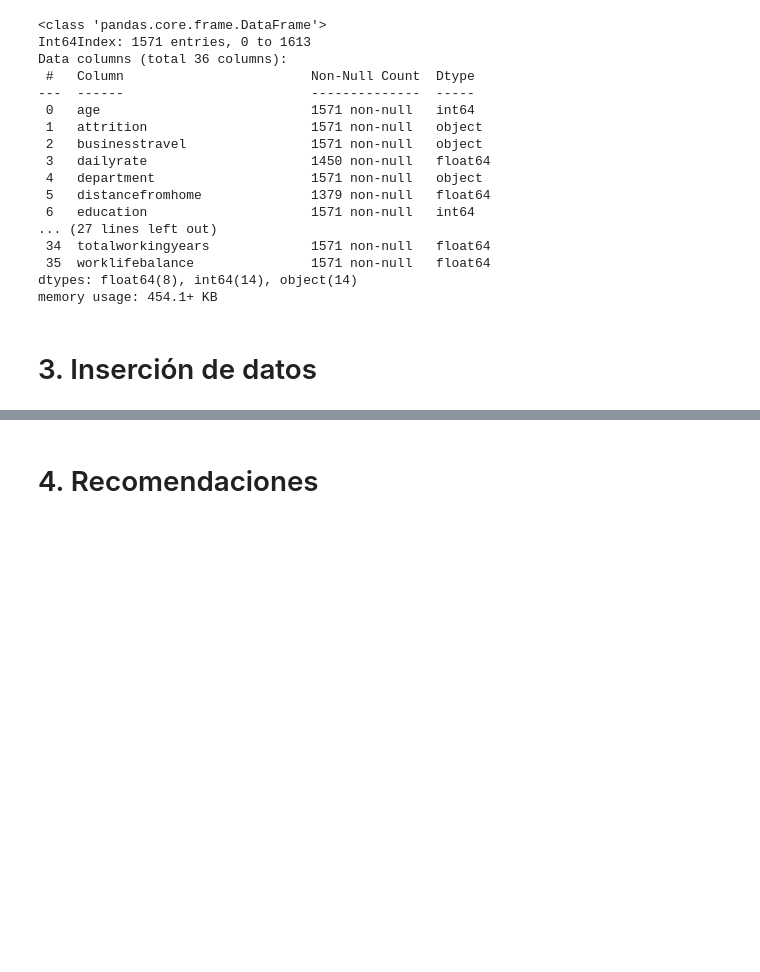
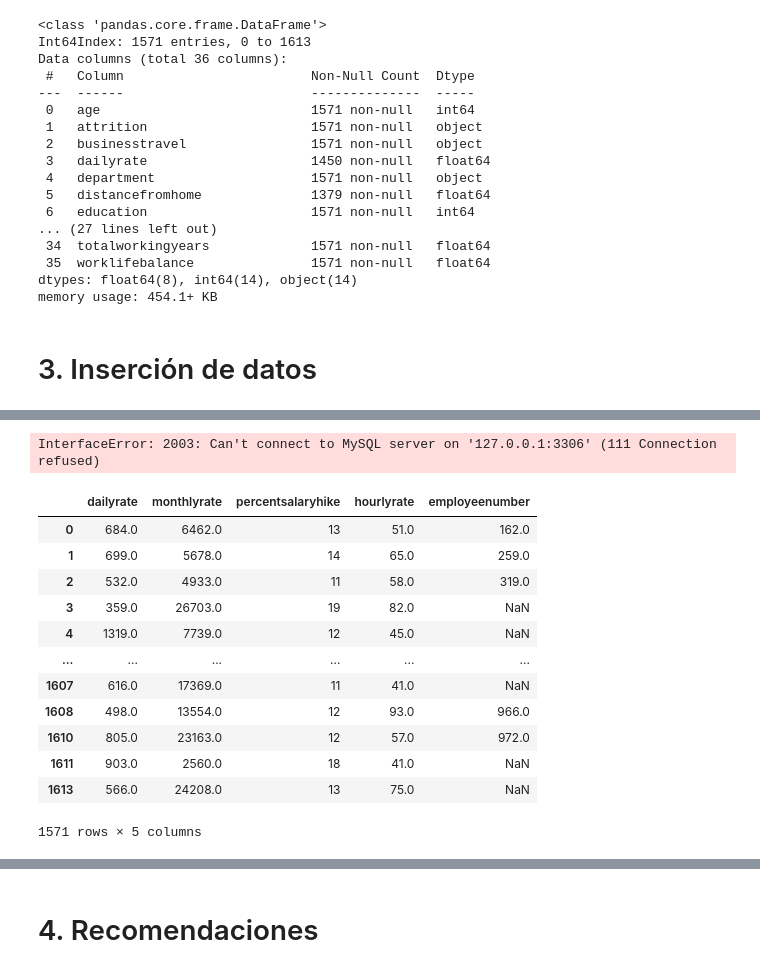
Before and after one commit to Adalab/proyecto-da-promo-Farzana-modulo3-team1, a Jupyter notebook: madre.ipynb, the cells around one changed output, grey strips where cells are left out. Saved outputs shown, nothing was run; the diff lists cells and outputs as text; code cells hidden in the pictures; blank space fills up the shorter version.

```diff
--- a/madre.ipynb
+++ b/madre.ipynb
@@ -717,0 +796,38 @@ memory usage: 454.1+ KB
+# %%
+cnx = mysql.connector.connect(user = "root",
+                              password = "AlumnaAdalab",
+                              host = "127.0.0.1",
+                              database = "mydb")#Nuesta base de datos de mysql
+#Nos permite enviar informacion atraves de la conexciosm
+mycursor = cnx.cursor()
+
+
+#Escribimos la query aqui
+#¡¡¡El ORDEN IMPORTA!!! --> El primer dato debe ser el primer elemento de la lista de tuplas
+sql_proyecto = "INSERT INTO abandono_satisfaccion (fecha_celebracion, mejor_pelicula, mejor_director, mejor_actor, mejor_actriz) VALUES (%s, %s, %s, %s,%s)"
+                        #peliculas el nombre del archivo correspondiente
+try:
+    mycursor.executemany(sql_proyecto, lista_tuplas_abandono)
+    cnx.commit()
+    print(mycursor.rowcount,"registros insertados")
+except:
+    print("Ha habido un error en la inserción")
+# %% [output]
+InterfaceError: 2003: Can't connect to MySQL server on '127.0.0.1:3306' (111 Connection refused)
+# %%
+df_salario = definitivo[['dailyrate', 'monthlyrate', 'percentsalaryhike', 'hourlyrate', 'employeenumber']]
+df_salario
+# %% [output]
+|  | dailyrate | monthlyrate | percentsalaryhike | hourlyrate | employeenumber |
+| 0 | 684.0 | 6462.0 | 13 | 51.0 | 162.0 |
+| 1 | 699.0 | 5678.0 | 14 | 65.0 | 259.0 |
+| 2 | 532.0 | 4933.0 | 11 | 58.0 | 319.0 |
+| 3 | 359.0 | 26703.0 | 19 | 82.0 | NaN |
+| 4 | 1319.0 | 7739.0 | 12 | 45.0 | NaN |
+| ... | ... | ... | ... | ... | ... |
+| 1607 | 616.0 | 17369.0 | 11 | 41.0 | NaN |
+| 1608 | 498.0 | 13554.0 | 12 | 93.0 | 966.0 |
+| 1610 | 805.0 | 23163.0 | 12 | 57.0 | 972.0 |
+| 1611 | 903.0 | 2560.0 | 18 | 41.0 | NaN |
+| 1613 | 566.0 | 24208.0 | 13 | 75.0 | NaN |
+1571 rows × 5 columns
```
Also changed, not shown: parts of 18 cells of this notebook, 1 other file.
